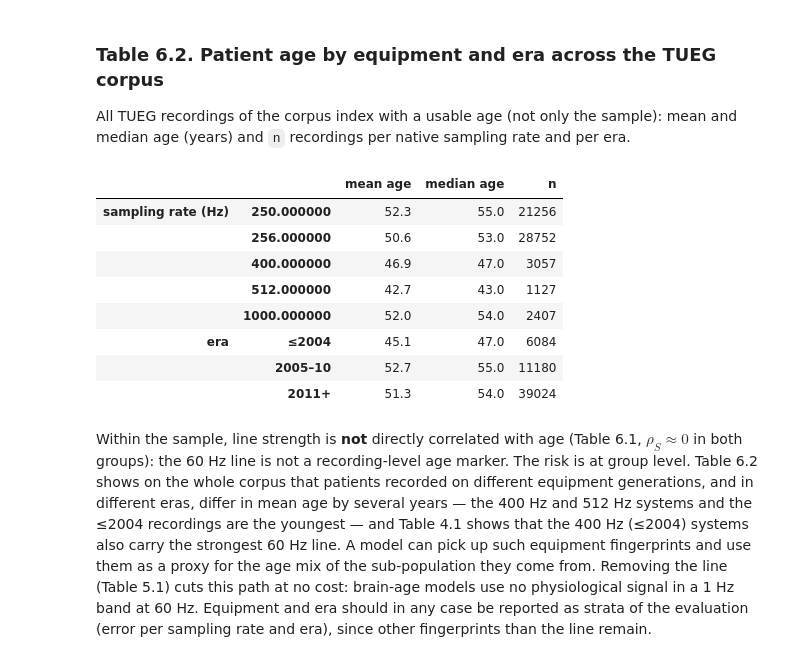
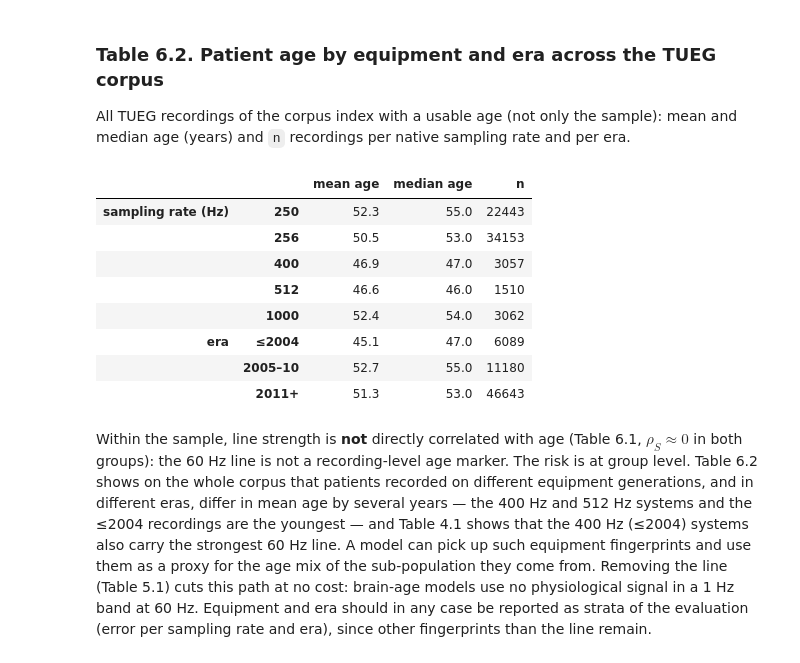
Before and after one commit to Neuro-Clalit/LaBraM, a Jupyter notebook: notebooks/tuh_preprocessing_analysis.ipynb, the cells around one changed output. Cells and saved outputs as stored; diff of their text form; code cells hidden in the pictures.

```diff
--- a/notebooks/tuh_preprocessing_analysis.ipynb
+++ b/notebooks/tuh_preprocessing_analysis.ipynb
@@ -47,6 +47,7 @@ table, spectra = qc.analyze_sample(sample.to_dict("records"), edf_path,
                                    cache=f"{Q}/qc_results.pkl", workers=7)
 df = table.merge(sample[["stem", "group", "sfreq", "year", "age", "sex", "abnormal", "montage"]],
                  on="stem")
+df["sfreq"] = df["sfreq"].astype(int)          # native rates are whole Hz
 df["era"] = pd.cut(df["year"], [1990, 2004, 2010, 2025], labels=["≤2004", "2005–10", "2011+"])
 L, N60, BOTH, LP45 = (p.name for p in qc.PROTOCOLS)
 plt.rcParams.update({"figure.dpi": 110})
@@ -392,23 +394,24 @@ All TUEG recordings of the corpus index with a usable age (not only the sample):
 # %%
 IX = "/data/datasets/EEG-public/TUH_EEG/index"
 index = pd.read_parquet(f"{IX}/tuh_index.parquet" if os.path.exists(f"{IX}/tuh_index.parquet")
                         else f"{IX}/tuh_index_partial.parquet")
-tg = index[(index.source == "tueg") & index.age.notna()].copy()
+tg = index[(index.source == "tueg") & index.age.notna() & index.sfreq.notna()].copy()
+tg["sfreq"] = tg["sfreq"].astype(int)
 tg["era"] = pd.cut(tg.year, [1990, 2004, 2010, 2025], labels=["≤2004", "2005–10", "2011+"])
 t62 = pd.concat({"sampling rate (Hz)": tg.groupby("sfreq").age.agg(["mean", "median", "count"]),
                  "era": tg.groupby("era", observed=True).age.agg(["mean", "median", "count"])})
 t62.columns = ["mean age", "median age", "n"]
 numbered_table(t62[t62.n >= 100], "6.2", "Patient age by equipment and era across the TUEG corpus", precision=1)
 # %% [output]
 |  |  | mean age | median age | n |
-| sampling rate (Hz) | 250.000000 | 52.3 | 55.0 | 21256 |
-|  | 256.000000 | 50.6 | 53.0 | 28752 |
-|  | 400.000000 | 46.9 | 47.0 | 3057 |
-|  | 512.000000 | 42.7 | 43.0 | 1127 |
-|  | 1000.000000 | 52.0 | 54.0 | 2407 |
-| era | ≤2004 | 45.1 | 47.0 | 6084 |
+| sampling rate (Hz) | 250 | 52.3 | 55.0 | 22443 |
+|  | 256 | 50.5 | 53.0 | 34153 |
+|  | 400 | 46.9 | 47.0 | 3057 |
+|  | 512 | 46.6 | 46.0 | 1510 |
+|  | 1000 | 52.4 | 54.0 | 3062 |
+| era | ≤2004 | 45.1 | 47.0 | 6089 |
 |  | 2005–10 | 52.7 | 55.0 | 11180 |
-|  | 2011+ | 51.3 | 54.0 | 39024 |
+|  | 2011+ | 51.3 | 53.0 | 46643 |
 # %% [markdown]
 Within the sample, line strength is **not** directly correlated with age (Table 6.1,
 $\rho_S \approx 0$ in both groups): the 60 Hz line is not a recording-level age marker. The
```
Also changed, not shown: parts of 4 cells of this notebook, 1 other file.
